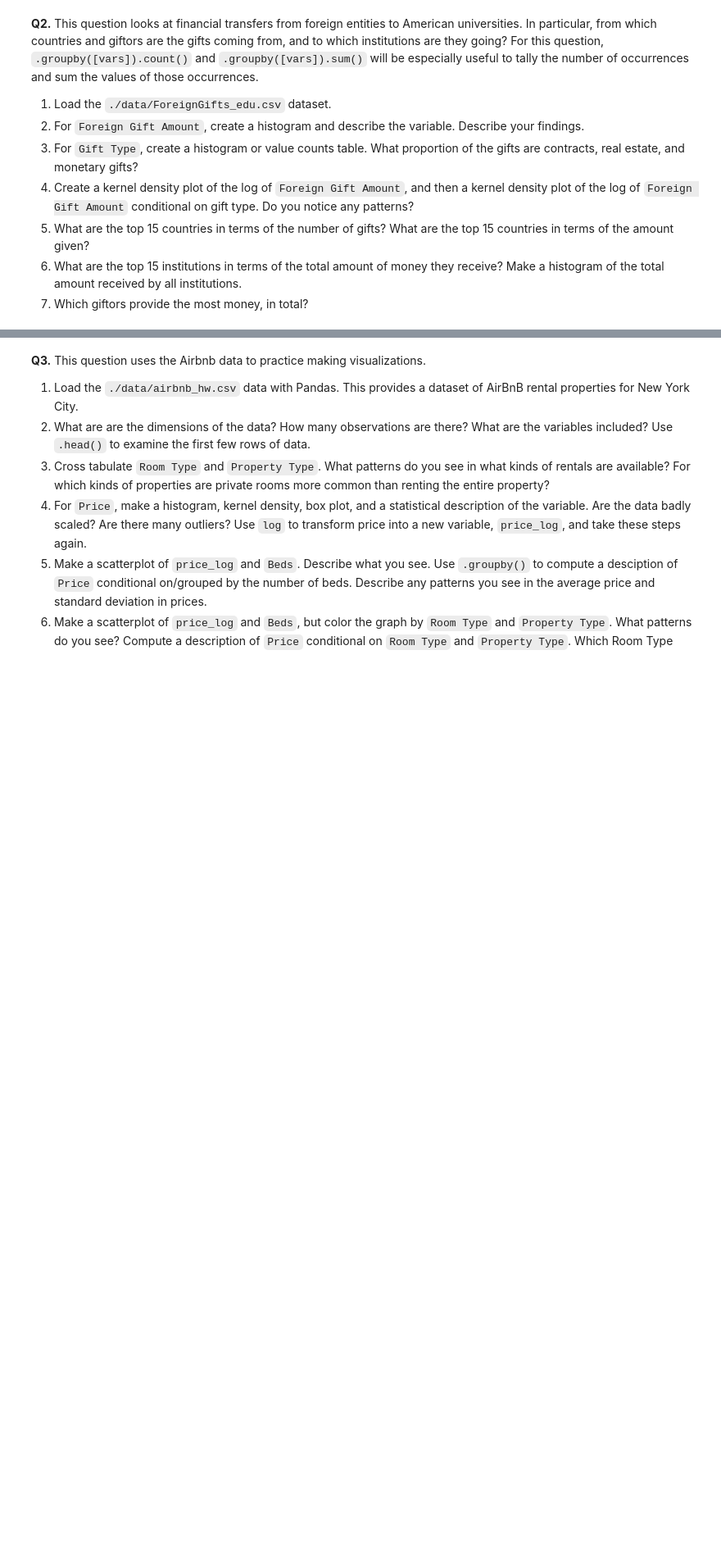
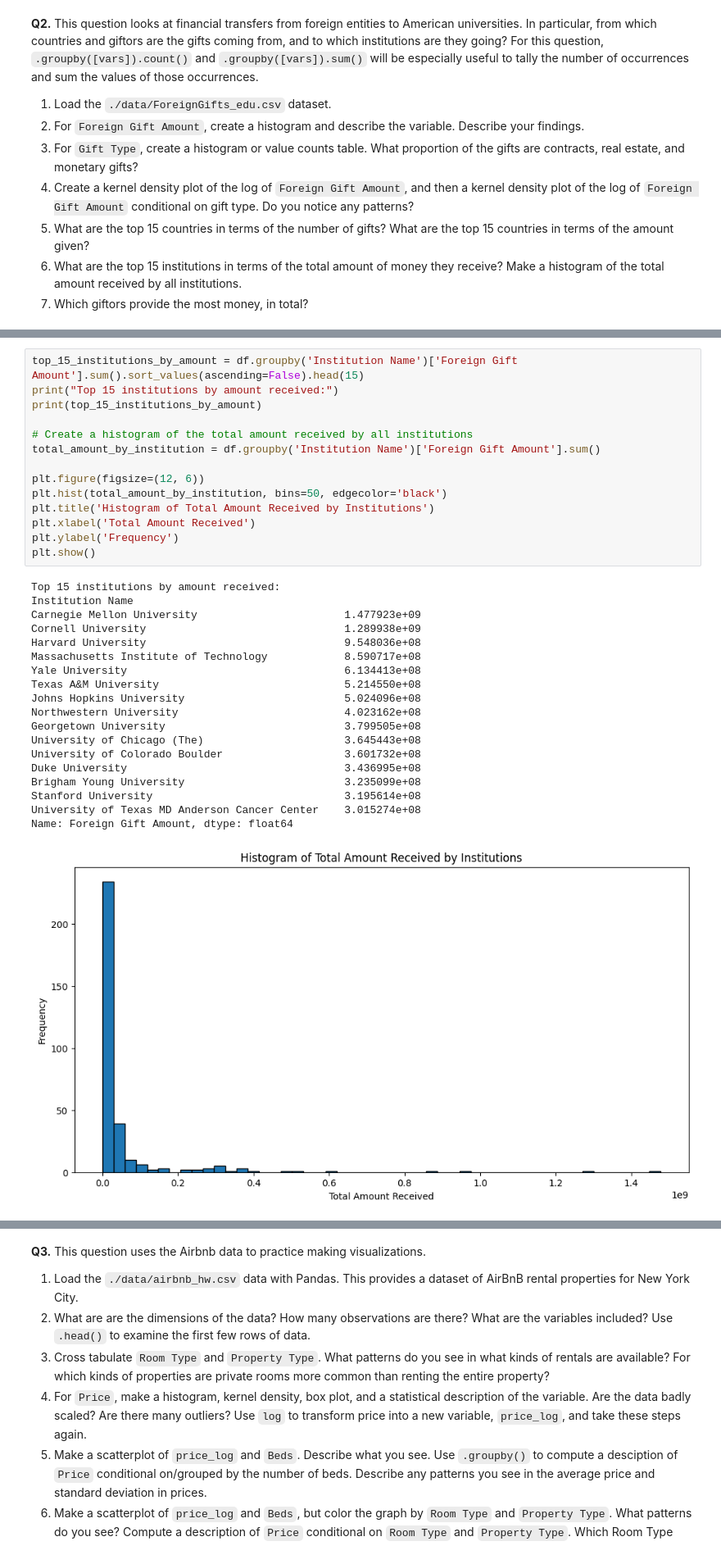
Before and after one commit to kimberlyyliuu/EDA, a Jupyter notebook: assignment/assignment.ipynb, the cells around one changed output, grey strips where cells are left out. Shown at 82% size. Cells and saved outputs as stored; diff of their text form; blank space fills up the shorter version.

```diff
--- a/assignment/assignment.ipynb
+++ b/assignment/assignment.ipynb
@@ -34,0 +155,34 @@ It can be very helpful to understand some basic properties of these statistics.
+# %%
+top_15_institutions_by_amount = df.groupby('Institution Name')['Foreign Gift Amount'].sum().sort_values(ascending=False).head(15)
+print("Top 15 institutions by amount received:")
+print(top_15_institutions_by_amount)
+
+# Create a histogram of the total amount received by all institutions
+total_amount_by_institution = df.groupby('Institution Name')['Foreign Gift Amount'].sum()
+
+plt.figure(figsize=(12, 6))
+plt.hist(total_amount_by_institution, bins=50, edgecolor='black')
+plt.title('Histogram of Total Amount Received by Institutions')
+plt.xlabel('Total Amount Received')
+plt.ylabel('Frequency')
+plt.show()
+# %% [output]
+Top 15 institutions by amount received:
+Institution Name
+Carnegie Mellon University                       1.477923e+09
+Cornell University                               1.289938e+09
+Harvard University                               9.548036e+08
+Massachusetts Institute of Technology            8.590717e+08
+Yale University                                  6.134413e+08
+Texas A&M University                             5.214550e+08
+Johns Hopkins University                         5.024096e+08
+Northwestern University                          4.023162e+08
+Georgetown University                            3.799505e+08
+University of Chicago (The)                      3.645443e+08
+University of Colorado Boulder                   3.601732e+08
+Duke University                                  3.436995e+08
+Brigham Young University                         3.235099e+08
+Stanford University                              3.195614e+08
+University of Texas MD Anderson Cancer Center    3.015274e+08
+Name: Foreign Gift Amount, dtype: float64
+[figure, added]
```
Also changed, not shown: parts of 7 cells of this notebook.
